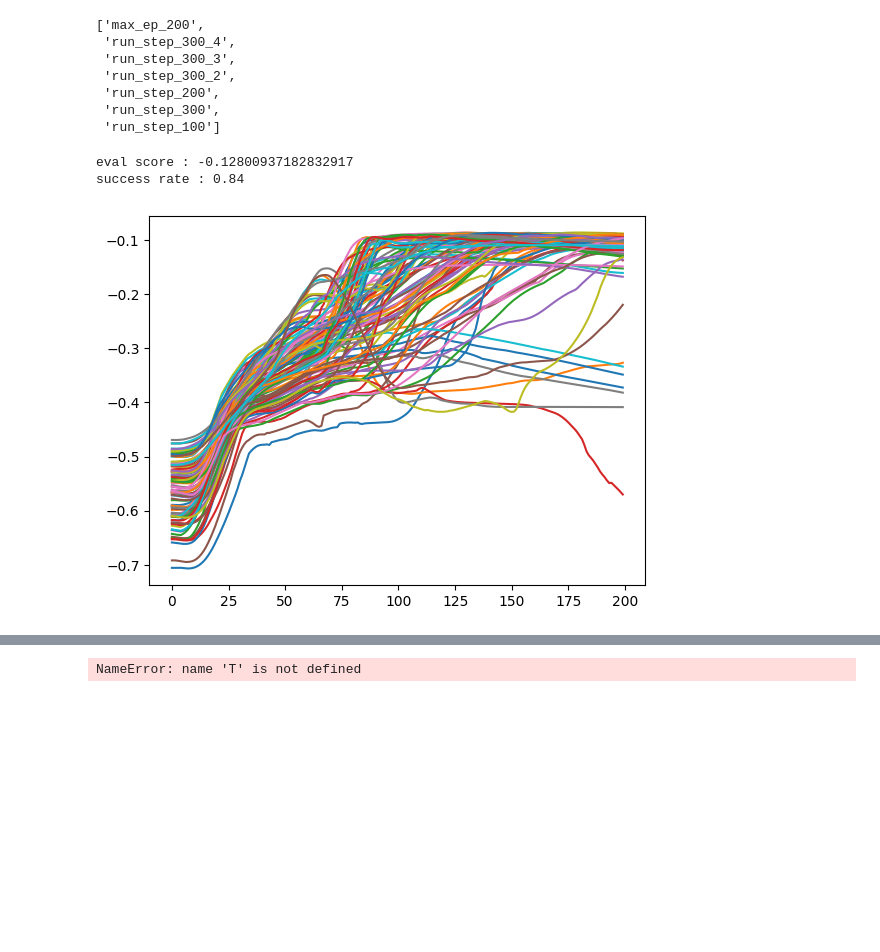
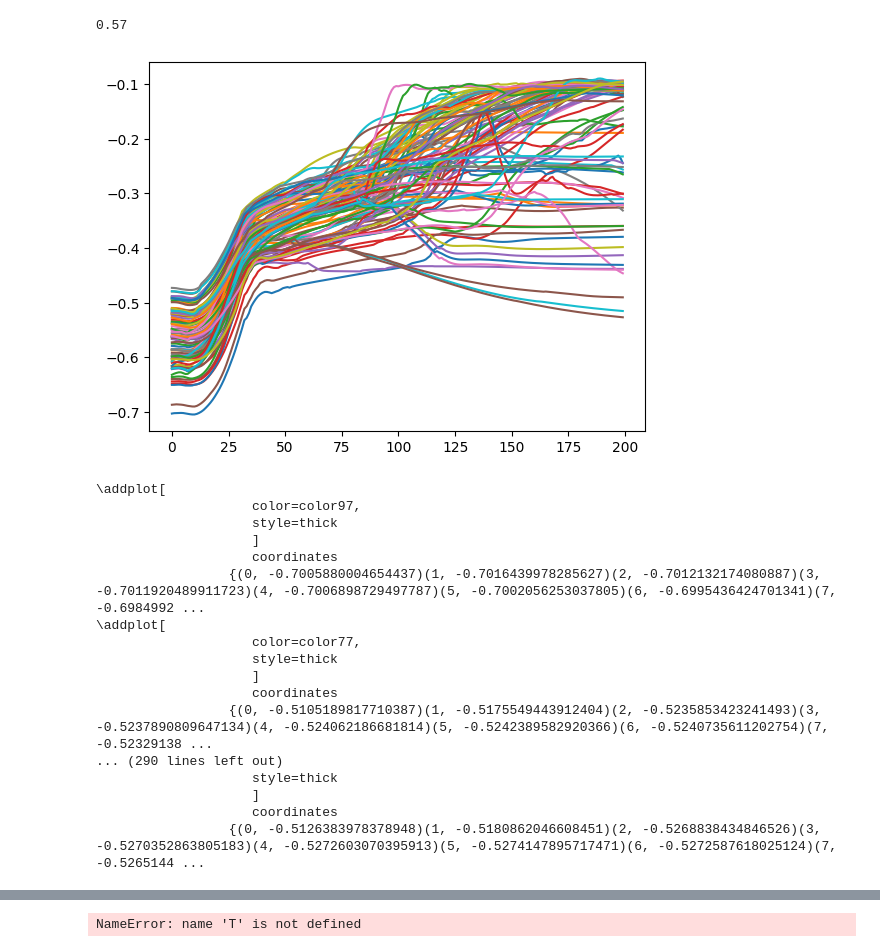
Before and after one commit to EirikVinje/pusher_rl, a Jupyter notebook: src/test_model.ipynb, the cells around one changed output, grey strips where cells are left out. Drawn from its saved outputs; the diff is of its cells as text; code cells hidden in the pictures; blank space fills up the shorter version.

```diff
--- a/src/test_model.ipynb
+++ b/src/test_model.ipynb
@@ -11,14 +8,23 @@ ModuleNotFoundError: No module named 'color'
 # %%
-root = "/home/eirik/data/pusher_models/"
-os.listdir(root)
+root = "/home/eirik/projects/pusher_rl/models/"
+modelpath = os.path.join(root, "max_ep_200_40000.pt")
-# %% [output]
-['max_ep_200',
- 'run_step_300_4',
- 'run_step_300_3',
- 'run_step_300_2',
- 'run_step_200',
- 'run_step_300',
- 'run_step_100']
+# %%
+model = Model(path_model=modelpath, render=0, max_steps=200)
+
+N_SEEDS = 100
+
+seeds = [i for i in range(N_SEEDS)]
+rewards, success = model.test(seeds, show_progress=False)
+
+for y in rewards:
+
+    x = [i for i in range(len(y))]
+    plt.plot(x,y)
+
+print(success)
+# %% [output]
+0.57
+[figure, added]
 # %%
 def moving_average(a, n=3):
     ret = np.cumsum(a, dtype=float)
@@ -51,23 +57,8 @@ for i in range(100):
 # %%
-root = "/home/eirik/data/pusher_models/"
-model_name = "max_ep_200"
-root = os.path.join(root, model_name)
-
-modelname = f"{model_name}_40000.pt"
-modelpath = os.path.join(root, modelname)
-
-model = Model(path_model=modelpath, render=0, max_steps=200)
-
-
-N_SEEDS = 100
-
-seeds = [i for i in range(N_SEEDS)]
-rewards, success = model.test(seeds, show_progress=False)
-
 r_t = []
 latex_full = """"""
 style = "thick"
-coloridx = np.random.choice(range(100), N_SEEDS, replace=False)
+coloridx = np.random.choice(range(1000), N_SEEDS, replace=False)
 for (y,s, cid) in zip(rewards, seeds, coloridx):
 
     cid = int(cid)
@@ -97,7 +88,23 @@ for (y,s, cid) in zip(rewards, seeds, coloridx):
 
 print(f"eval score : {np.mean(r_t)}")
 print(f"success rate : {success}")
+
+print(latex_full)
 # %% [output]
-eval score : -0.12800937182832917
-success rate : 0.84
+\addplot[
+                    color=color97,
+                    style=thick
+                    ]
+                    coordinates
+                 {(0, -0.7005880004654437)(1, -0.7016439978285627)(2, -0.7012132174080887)(3, -0.7011920489911723)(4, -0.7006898729497787)(5, -0.7002056253037805)(6, -0.6995436424701341)(7, -0.6984992 ...
+\addplot[
+                    color=color77,
+                    style=thick
+                    ]
+                    coordinates
+                 {(0, -0.5105189817710387)(1, -0.5175549443912404)(2, -0.5235853423241493)(3, -0.5237890809647134)(4, -0.524062186681814)(5, -0.5242389582920366)(6, -0.5240735611202754)(7, -0.52329138 ...
+... (290 lines left out)
+                    style=thick
+                    ]
+                    coordinates
+                 {(0, -0.5126383978378948)(1, -0.5180862046608451)(2, -0.5268838434846526)(3, -0.5270352863805183)(4, -0.5272603070395913)(5, -0.5274147895717471)(6, -0.5272587618025124)(7, -0.5265144 ...
-[figure, removed]
```
Also changed, not shown: parts of 4 cells of this notebook, 28 other files.
